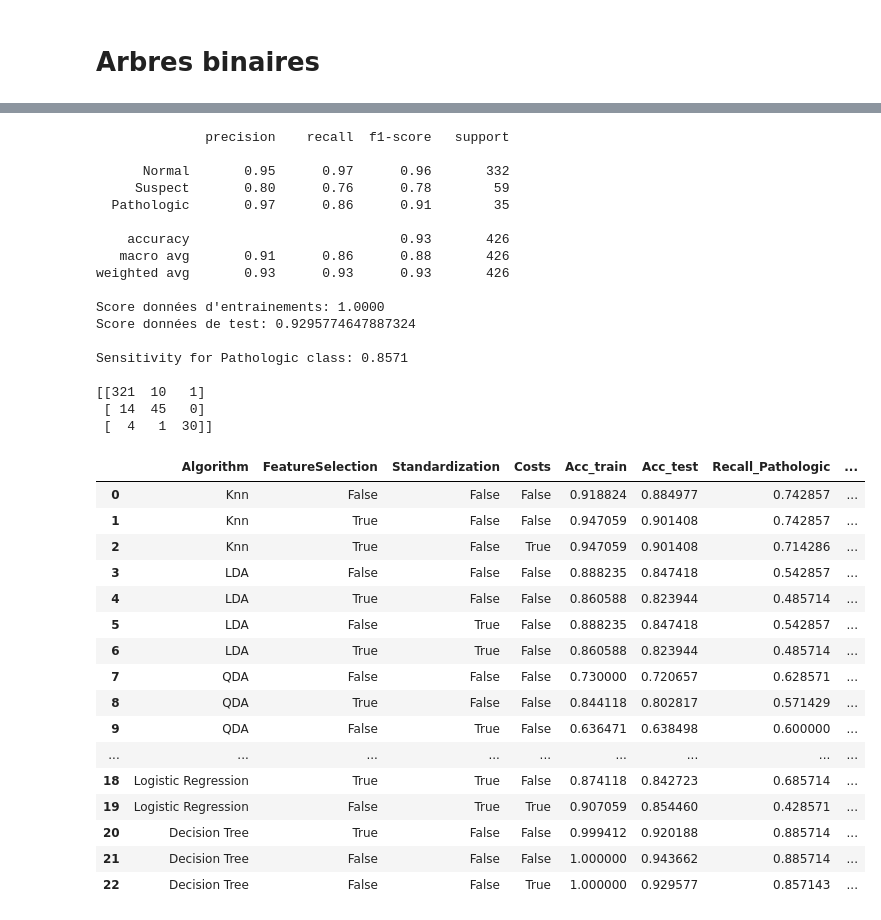
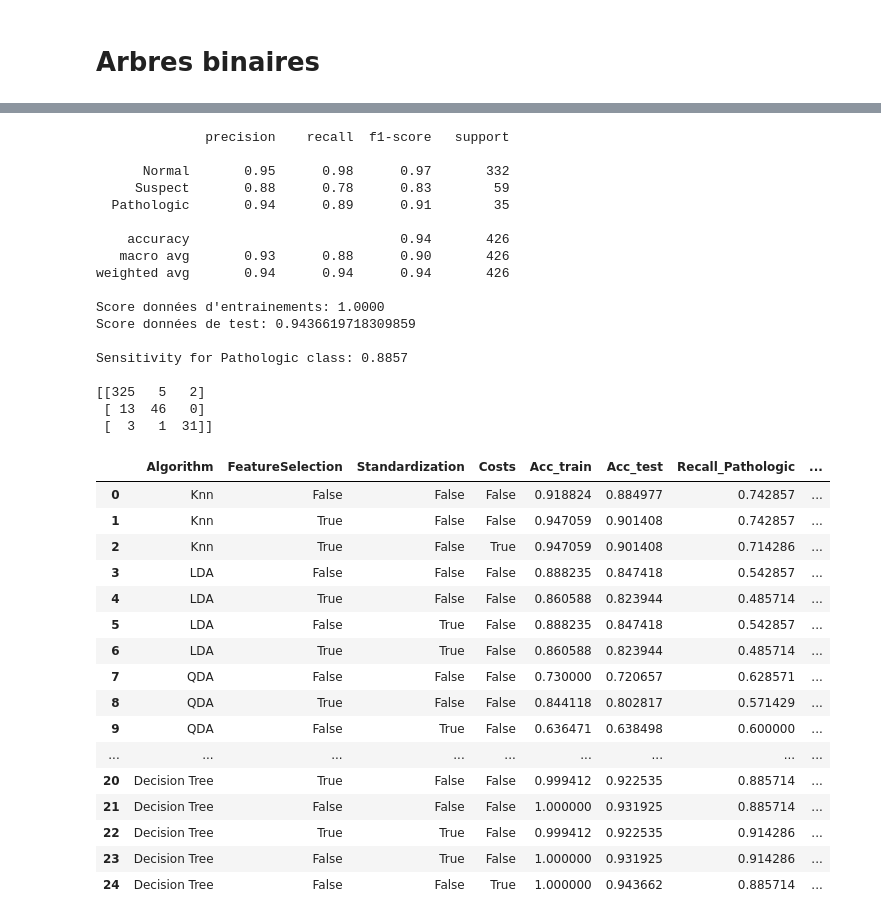
Before and after one commit to smanchajm/SY09-Fetal-Health-Prediction, a Jupyter notebook: supervised_prediction.ipynb, the cells around one changed output, grey strips where cells are left out. Cells and saved outputs as stored; diff of their text form; code cells hidden in the pictures.

Commit message:
DecisionTreeClassifier + Standardization

```diff
--- a/supervised_prediction.ipynb
+++ b/supervised_prediction.ipynb
@@ -1603,0 +1595,18 @@ Consusion Matrix :
+# %%
+
+pipeline_decision_tree_selection = make_pipeline(StandardScaler(), DecisionTreeClassifier(criterion='entropy', class_weight='balanced'))
+pipeline_decision_tree_selection.fit(data_train_selected, labels_train_selected)
+
+predicted_labels = pipeline_decision_tree_selection.predict(data_test_selected)
+print(classification_report(labels_test_selected, predicted_labels, target_names=['Normal', 'Suspect', 'Pathologic']))
+
+print(f"Score données d'entrainements: {pipeline_decision_tree_selection.score(data_train_selected, labels_train_selected):.4f}")
+print(f"Score données de test: {pipeline_decision_tree_selection.score(data_test_selected, labels_test_selected):.4f} \n")
+print(f"Sensitivity for Pathologic class: {classification_report(labels_test_selected, predicted_labels, target_names=['Normal', 'Suspect', 'Pathologic'], output_dict=True)['Pathologic']['recall']:.4f} \n")
+print(confusion_matrix(labels_test_selected, predicted_labels))
+
+cm = confusion_matrix(labels_test_selected, predicted_labels)
+patho_predicted_as_patho_or_suspect = (cm[2,1]+cm[2,2])/sum(cm[2])
+
+accuracies_dataframe = update_line(accuracies_dataframe, 'Decision Tree', True, True, False, pipeline_decision_tree_selection.score(data_train_selected, labels_train_selected), pipeline_decision_tree_selection.score(data_test_selected, labels_test_selected), classification_report(labels_test_selected, predicted_labels, target_names=['Normal', 'Suspect', 'Pathologic'], output_dict=True)['Pathologic']['recall'], patho_predicted_as_patho_or_suspect)
+accuracies_dataframe
@@ -1603,0 +1649,17 @@ Consusion Matrix :
+# %%
+pipeline_decision_tree = make_pipeline(StandardScaler(), DecisionTreeClassifier(criterion='entropy', class_weight=None))
+pipeline_decision_tree.fit(data_train, labels_train)
+
+predicted_labels = pipeline_decision_tree.predict(data_test)
+print( classification_report(labels_test, predicted_labels, target_names=['Normal', 'Suspect', 'Pathologic']))
+
+print(f"Score données d'entrainements: {pipeline_decision_tree.score(data_train, labels_train)}")
+print(f"Score données de test: {pipeline_decision_tree.score(data_test, labels_test):.4f} \n")
+print(f"Sensitivity for Pathologic class: {classification_report(labels_test, predicted_labels, target_names=['Normal', 'Suspect', 'Pathologic'], output_dict=True)['Pathologic']['recall']:.4f} \n")
+print(f"Consusion Matrix : \n {confusion_matrix(labels_test, predicted_labels)}")
+
+cm = confusion_matrix(labels_test, predicted_labels)
+patho_predicted_as_patho_or_suspect = (cm[2,1]+cm[2,2])/sum(cm[2])
+
+accuracies_dataframe = update_line(accuracies_dataframe, 'Decision Tree', False, True, False, pipeline_decision_tree.score(data_train, labels_train), pipeline_decision_tree.score(data_test, labels_test), classification_report(labels_test, predicted_labels, target_names=['Normal', 'Suspect', 'Pathologic'], output_dict=True)['Pathologic']['recall'], patho_predicted_as_patho_or_suspect)
+accuracies_dataframe
@@ -1619,7 +1718,7 @@ C = np.array([[0, 1, 5],  # couts pour un individu sain
               [1, 0, 1],  # couts pour un individu suspect
               [10, 5, 0]])  # couts pour un individu malade
 
-dtc_costs = DecisionTreeClassifier(criterion='entropy', class_weight='balanced')
+dtc_costs = DecisionTreeClassifier(criterion='entropy', class_weight=None)
 dtc_costs.fit(data_train, labels_train)
 
 y_prob = dtc_costs.predict_proba(data_test)
@@ -1642,46 +1741,46 @@ accuracies_dataframe = update_line(
     'Decision Tree',
     False,
     False,
     True,
     dtc_costs.score(data_train, labels_train),
     dtc_costs.score(data_test, labels_test),
     classification_report(labels_test, prediction, target_names=['Normal', 'Suspect', 'Pathologic'], output_dict=True)['Pathologic']['recall'],
     patho_predicted_as_patho_or_suspect
 )
 accuracies_dataframe
 # %% [output]
               precision    recall  f1-score   support
 
-      Normal       0.95      0.97      0.96       332
-     Suspect       0.80      0.76      0.78        59
-  Pathologic       0.97      0.86      0.91        35
+      Normal       0.95      0.98      0.97       332
+     Suspect       0.88      0.78      0.83        59
+  Pathologic       0.94      0.89      0.91        35
 
-    accuracy                           0.93       426
-   macro avg       0.91      0.86      0.88       426
-weighted avg       0.93      0.93      0.93       426
+    accuracy                           0.94       426
+   macro avg       0.93      0.88      0.90       426
+weighted avg       0.94      0.94      0.94       426
 
 Score données d'entrainements: 1.0000
-Score données de test: 0.9295774647887324
+Score données de test: 0.9436619718309859
 
-Sensitivity for Pathologic class: 0.8571
+Sensitivity for Pathologic class: 0.8857
 
-[[321  10   1]
- [ 14  45   0]
- [  4   1  30]]
+[[325   5   2]
+ [ 13  46   0]
+ [  3   1  31]]
 |  | Algorithm | FeatureSelection | Standardization | Costs | Acc_train | Acc_test | Recall_Pathologic | ... |
 | 0 | Knn | False | False | False | 0.918824 | 0.884977 | 0.742857 | ... |
 | 1 | Knn | True | False | False | 0.947059 | 0.901408 | 0.742857 | ... |
 | 2 | Knn | True | False | True | 0.947059 | 0.901408 | 0.714286 | ... |
 | 3 | LDA | False | False | False | 0.888235 | 0.847418 | 0.542857 | ... |
 | 4 | LDA | True | False | False | 0.860588 | 0.823944 | 0.485714 | ... |
 | 5 | LDA | False | True | False | 0.888235 | 0.847418 | 0.542857 | ... |
 | 6 | LDA | True | True | False | 0.860588 | 0.823944 | 0.485714 | ... |
 | 7 | QDA | False | False | False | 0.730000 | 0.720657 | 0.628571 | ... |
 | 8 | QDA | True | False | False | 0.844118 | 0.802817 | 0.571429 | ... |
 | 9 | QDA | False | True | False | 0.636471 | 0.638498 | 0.600000 | ... |
 | ... | ... | ... | ... | ... | ... | ... | ... | ... |
-| 18 | Logistic Regression | True | True | False | 0.874118 | 0.842723 | 0.685714 | ... |
-| 19 | Logistic Regression | False | True | True | 0.907059 | 0.854460 | 0.428571 | ... |
-| 20 | Decision Tree | True | False | False | 0.999412 | 0.920188 | 0.885714 | ... |
-| 21 | Decision Tree | False | False | False | 1.000000 | 0.943662 | 0.885714 | ... |
-| 22 | Decision Tree | False | False | True | 1.000000 | 0.929577 | 0.857143 | ... |
+| 20 | Decision Tree | True | False | False | 0.999412 | 0.922535 | 0.885714 | ... |
+| 21 | Decision Tree | False | False | False | 1.000000 | 0.931925 | 0.885714 | ... |
+| 22 | Decision Tree | True | True | False | 0.999412 | 0.922535 | 0.914286 | ... |
+| 23 | Decision Tree | False | True | False | 1.000000 | 0.931925 | 0.914286 | ... |
+| 24 | Decision Tree | False | False | True | 1.000000 | 0.943662 | 0.885714 | ... |
```
Also changed, not shown: parts of 13 cells of this notebook.
